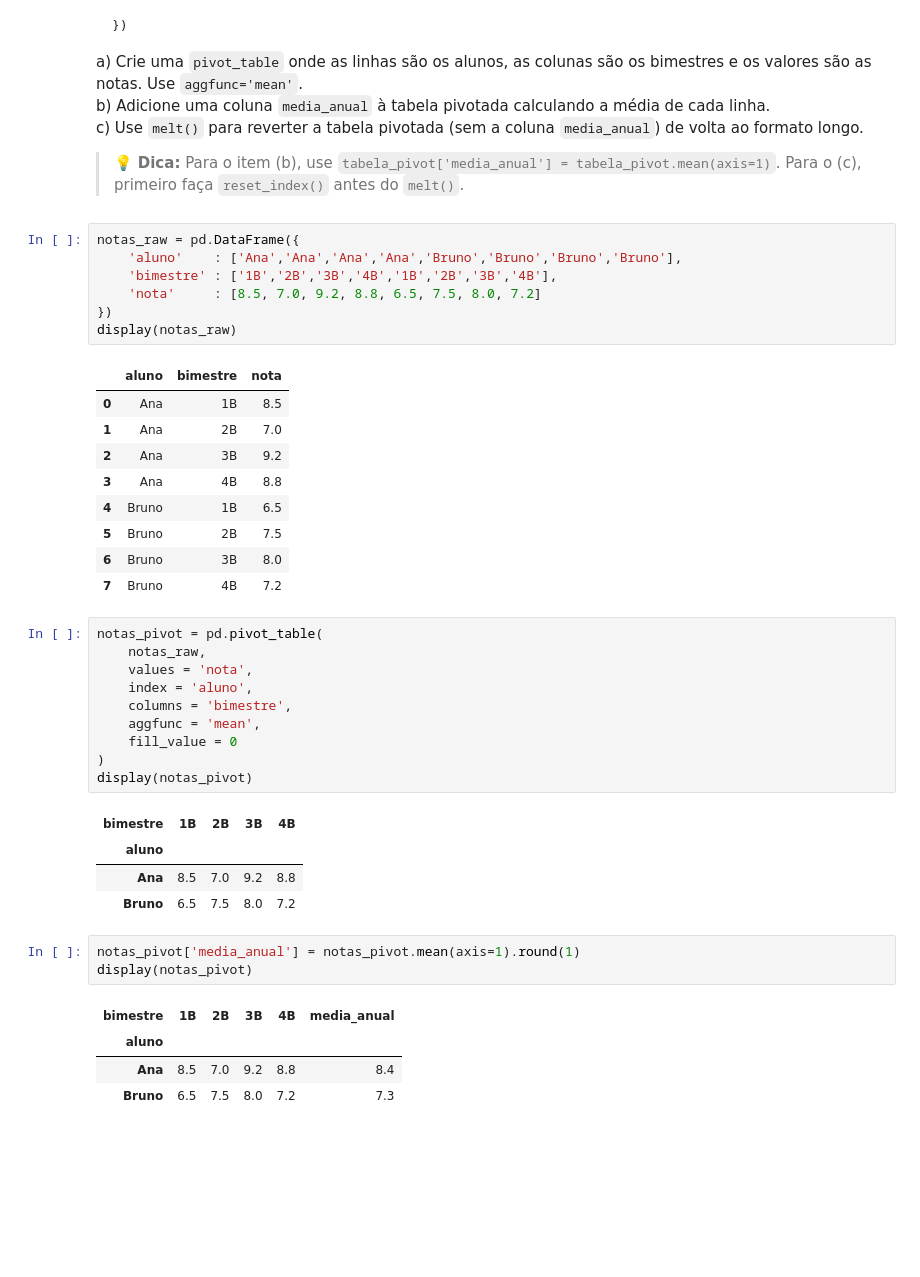
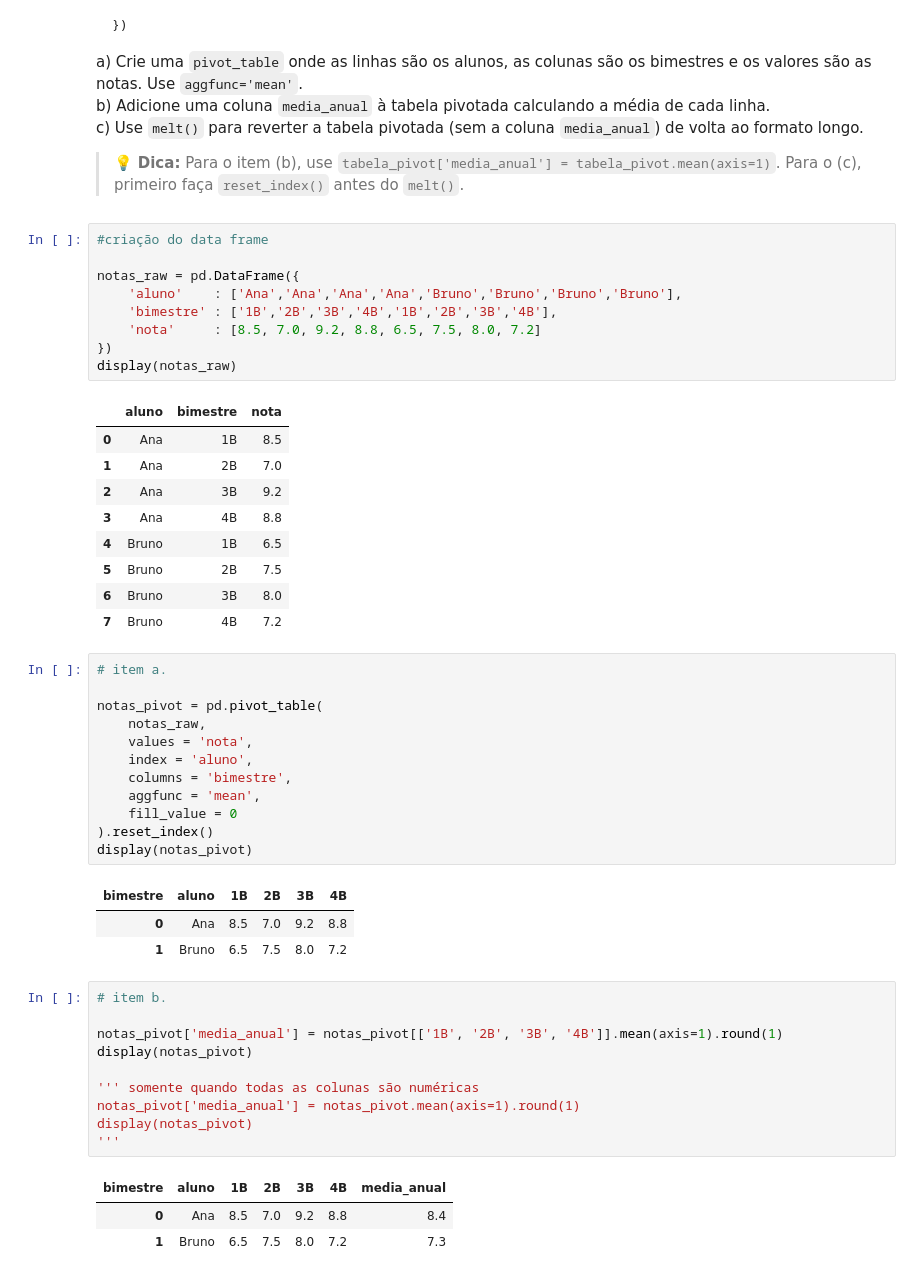
Before and after one commit to Santbr1983/TecProgPyhton, a Jupyter notebook: Exercicio_Aula4_df.ipynb, the cells around one changed output. Cells and saved outputs as stored; diff of their text form; blank space fills up the shorter version.

```diff
--- a/Exercicio_Aula4_df.ipynb
+++ b/Exercicio_Aula4_df.ipynb
@@ -215,6 +215,8 @@ c) Use `melt()` para reverter a tabela pivotada (sem a coluna `media_anual`) de
 
 > 💡 **Dica:** Para o item (b), use `tabela_pivot['media_anual'] = tabela_pivot.mean(axis=1)`. Para o (c), primeiro faça `reset_index()` antes do `melt()`.
 # %%
+#criação do data frame
+
 notas_raw = pd.DataFrame({
     'aluno'    : ['Ana','Ana','Ana','Ana','Bruno','Bruno','Bruno','Bruno'],
     'bimestre' : ['1B','2B','3B','4B','1B','2B','3B','4B'],
@@ -232,6 +234,8 @@ display(notas_raw)
 | 6 | Bruno | 3B | 8.0 |
 | 7 | Bruno | 4B | 7.2 |
 # %%
+# item a.
+
 notas_pivot = pd.pivot_table(
     notas_raw,
     values = 'nota',
@@ -239,19 +243,24 @@ notas_pivot = pd.pivot_table(
     columns = 'bimestre',
     aggfunc = 'mean',
     fill_value = 0
-)
+).reset_index()
 display(notas_pivot)
 # %% [output]
-| bimestre | 1B | 2B | 3B | 4B |
-| aluno |  |  |  |  |
-| Ana | 8.5 | 7.0 | 9.2 | 8.8 |
-| Bruno | 6.5 | 7.5 | 8.0 | 7.2 |
+| bimestre | aluno | 1B | 2B | 3B | 4B |
+| 0 | Ana | 8.5 | 7.0 | 9.2 | 8.8 |
+| 1 | Bruno | 6.5 | 7.5 | 8.0 | 7.2 |
 # %%
+# item b.
+
+notas_pivot['media_anual'] = notas_pivot[['1B', '2B', '3B', '4B']].mean(axis=1).round(1)
+display(notas_pivot)
+
+''' somente quando todas as colunas são numéricas
 notas_pivot['media_anual'] = notas_pivot.mean(axis=1).round(1)
 display(notas_pivot)
+'''
 # %% [output]
-| bimestre | 1B | 2B | 3B | 4B | media_anual |
-| aluno |  |  |  |  |  |
-| Ana | 8.5 | 7.0 | 9.2 | 8.8 | 8.4 |
-| Bruno | 6.5 | 7.5 | 8.0 | 7.2 | 7.3 |
+| bimestre | aluno | 1B | 2B | 3B | 4B | media_anual |
+| 0 | Ana | 8.5 | 7.0 | 9.2 | 8.8 | 8.4 |
+| 1 | Bruno | 6.5 | 7.5 | 8.0 | 7.2 | 7.3 |
 # %%
```
Also changed, not shown: parts of 2 cells of this notebook, 3 other files.
